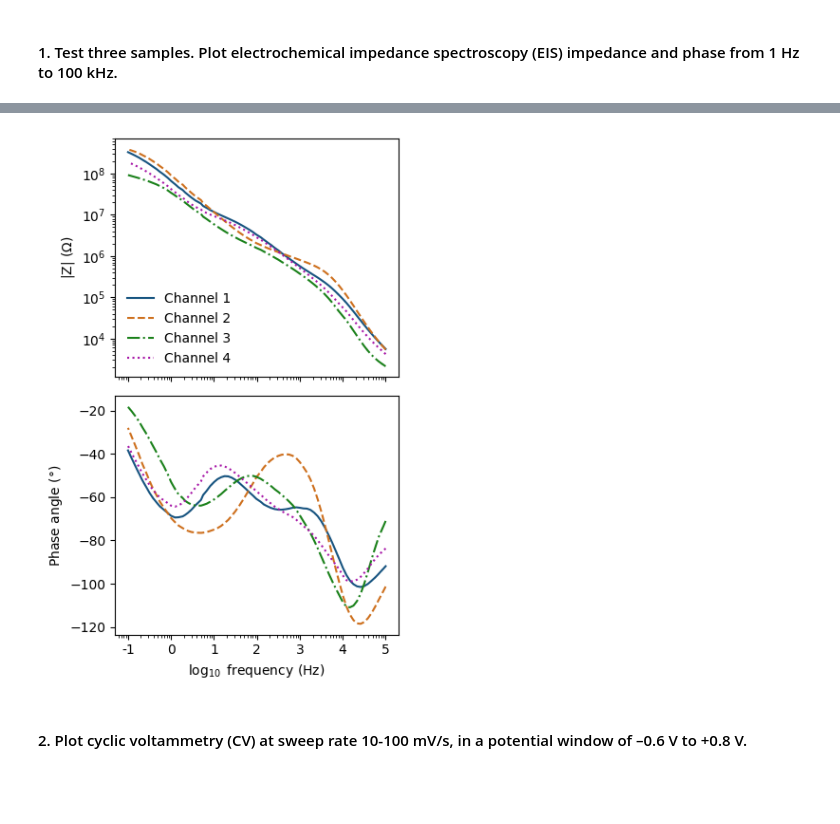
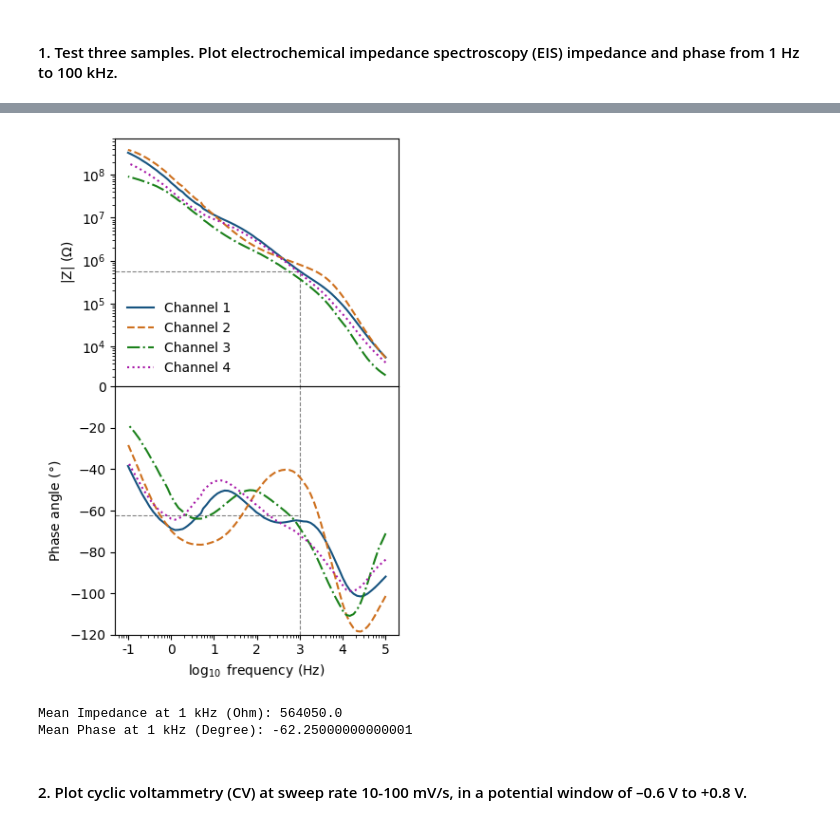
Before and after one commit to mohammadmundiwala/Flexible-Electronics, a Jupyter notebook: lab-1/data_analysis.ipynb, the cells around one changed output, grey strips where cells are left out. Cells and saved outputs as stored; diff of their text form; code cells hidden in the pictures; blank space fills up the shorter version.

Commit message:
improved EIS figure, clarified capacity calculation, calculated mean csc and cic, impedence

```diff
--- a/lab-1/data_analysis.ipynb
+++ b/lab-1/data_analysis.ipynb
@@ -47,17 +45,17 @@ plt.show()
 # %%
-fig, axs = plt.subplots(2, 2, figsize=(6, 5), sharex=True, sharey=True)
+# fig, axs = plt.subplots(2, 2, figsize=(6, 5), sharex=True, sharey=True)
 
-channels = [eis_c1, eis_c2, eis_c3, eis_c4]
-titles = ['Channel 1', 'Channel 2', 'Channel 3', 'Channel 4']
+# channels = [eis_c1, eis_c2, eis_c3, eis_c4]
+# titles = ['Channel 1', 'Channel 2', 'Channel 3', 'Channel 4']
 
-for i, (df, title) in enumerate(zip(channels, titles)):
-    ax = axs[i // 2, i % 2]
-    ax.semilogx(df['Freq/Hz'], df[' Phase/deg'])
-    ax.set_title(title)
-    if i % 2 == 0:
-        ax.set_ylabel('Phase (Degree)')
-    if i // 2 == 1:
-        ax.set_xlabel('Frequency (Hz)')
+# for i, (df, title) in enumerate(zip(channels, titles)):
+#     ax = axs[i // 2, i % 2]
+#     ax.semilogx(df['Freq/Hz'], df[' Phase/deg'])
+#     ax.set_title(title)
+#     if i % 2 == 0:
+#         ax.set_ylabel('Phase (Degree)')
+#     if i // 2 == 1:
+#         ax.set_xlabel('Frequency (Hz)')
 
-fig.suptitle('Phase', fontsize=12)
-plt.show()
+# fig.suptitle('Phase', fontsize=12)
+# plt.show()
@@ -82,27 +64,49 @@ eis_c1
 # %%
-fig, axs = plt.subplots(2, 1, figsize=(4, 6), sharex=True)
+fig, axs = plt.subplots(2, 1, figsize=(4, 6), sharex=True,
+                        gridspec_kw={'hspace': 0})
 colors = ["#175480", "#ce701e", "#1b811b", "#a716a7"]
 linestyles = ['-', '--', '-.', ':']
 
 for df, title, color, ls in zip(channels, titles, colors, linestyles):
     axs[0].loglog(df['Freq/Hz'], df[' Z/ohm'], label=title, color=color, linestyle=ls)
 axs[0].set_ylabel(r'|Z| ($\Omega$)')
 # axs[0].set_title('EIS')
 axs[0].legend(frameon=False, loc='lower left')
 # axs[0].grid(True, which='both', ls='--', lw=0.5)
 
 for df, title, color, ls in zip(channels, titles, colors, linestyles):
     axs[1].semilogx(df['Freq/Hz'], df[' Phase/deg'], label=title, color=color, linestyle=ls)
 axs[1].set_xlabel(r'$\log_{10}$ frequency (Hz)')
 axs[1].set_ylabel(r'Phase angle ($\degree$)')
 axs[1].set_xticklabels([-3, -2, -1, 0, 1, 2, 3, 4, 5])
 
-
+axs[0].plot([1e3, 1e3], [0, 5.5e5], 'k--', lw=0.8, zorder=-3, alpha = 0.5)
+axs[0].plot([0, 1e3], [5.5e5, 5.5e5], 'k--', lw=0.8, zorder=-3, alpha = 0.5)
+axs[1].set_ylim([-120, 0])
+axs[1].plot([1e3, 1e3], [-120, 0], 'k--', lw=0.8, zorder=-3, alpha = 0.5)
+axs[1].plot([0, 1e3], [-62.5, -62.5], 'k--', lw=0.8, zorder=-3, alpha = 0.5)
 plt.tight_layout()
 plt.show()
-# fig.savefig('figs/eis_plot1_v1.pdf', dpi=300)
+# fig.savefig('figs/eis_plot1_v3.pdf', dpi=300)
 # %% [output]
-[figure, old version]
+[figure, new version]
+# %%
+# calcuate the avg impedence at 1kHz
+impedances = []
+for df in [eis_c1, eis_c2, eis_c3, eis_c4]:
+    idx_1kHz = (np.abs(df['Freq/Hz'] - 1e3)).idxmin()
+    impedances.append(df[' Z/ohm'][idx_1kHz])
+
+print("Mean Impedance at 1 kHz (Ohm):", np.mean(impedances))
+
+phases = []
+for df in [eis_c1, eis_c2, eis_c3, eis_c4]:
+    idx_1kHz = (np.abs(df['Freq/Hz'] - 1e3)).idxmin()
+    phases.append(df[' Phase/deg'][idx_1kHz])
+print("Mean Phase at 1 kHz (Degree):", np.mean(phases))
+# %% [output]
+Mean Impedance at 1 kHz (Ohm): 564050.0
+Mean Phase at 1 kHz (Degree): -62.25000000000001
 # %% [markdown]
 #### 2. Plot cyclic voltammetry (CV) at sweep rate 10-100 mV/s, in a potential window of –0.6 V to +0.8 V.
 # %%
```
Also changed, not shown: parts of 7 cells of this notebook, 1 other file.
